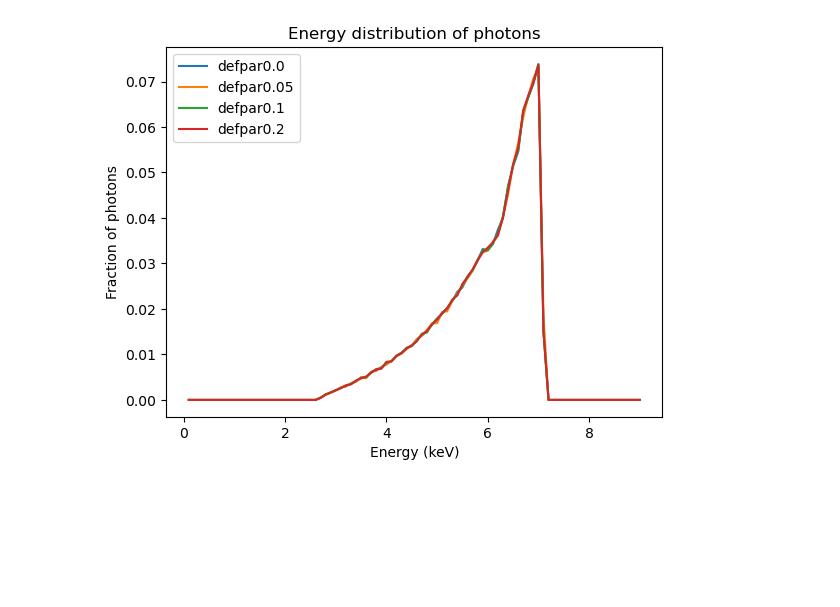
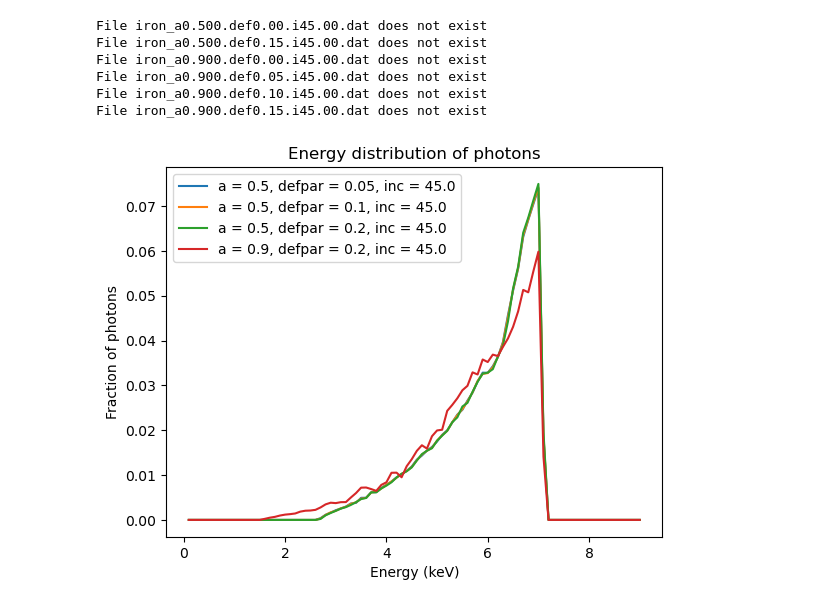
Before and after one commit to Walker-Xin/raytransfer, a Jupyter notebook: ironline/data.ipynb, the cells around one changed output. Drawn from its saved outputs; the diff is of its cells as text; code cells hidden in the pictures; blank space fills up the shorter version.

```diff
--- a/ironline/data.ipynb
+++ b/ironline/data.ipynb
@@ -25,19 +25,34 @@ plt.show()
-# %%
-def_0 = pd.read_csv(r'C:\Users\WalkerXin\Documents\Scripts\raytransfer\ironline\defpar0.0.dat', sep=' ', header=None)
-def_005 = pd.read_csv(r'C:\Users\WalkerXin\Documents\Scripts\raytransfer\ironline\defpar0.05.dat', sep=' ', header=None)
-def_01 = pd.read_csv(r'C:\Users\WalkerXin\Documents\Scripts\raytransfer\ironline\defpar0.1.dat', sep=' ', header=None)
-def_02 = pd.read_csv(r'C:\Users\WalkerXin\Documents\Scripts\raytransfer\ironline\defpar0.2.dat', sep=' ', header=None)
-
-
-#plot
-plt.plot(def_0.iloc[:,0], def_0.iloc[:,1], label="defpar0.0")
-plt.plot(def_005.iloc[:,0], def_005.iloc[:,1], label="defpar0.05")
-plt.plot(def_01.iloc[:,0], def_01.iloc[:,1], label="defpar0.1")
-plt.plot(def_02.iloc[:,0], def_02.iloc[:,1], label="defpar0.2")
-plt.xlabel("Energy (keV)")
-plt.ylabel("Fraction of photons")
-plt.title("Energy distribution of photons")
-plt.legend()
-plt.show()
-# %% [output]
-[figure, removed]
+# %%
+filename_format = "iron_a{:.3f}.def{:.2f}.i{:.2f}.dat"
+
+spin_list = [0.5, 0.9]
+defpar_list = [0.00, 0.05, 0.10, 0.15, 0.20]
+inc_list = [45.00]
+
+for spin in spin_list:
+    for defpar in defpar_list:
+        for inc in inc_list:
+            # spin is 3dp, defpar is 2dp, incl is 2dp
+            filename = filename_format.format(spin, defpar, inc)
+
+            # check that the file exists
+            try:
+                data = pd.read_csv(filename, sep=' ', header=None)
+                plt.plot(data.iloc[:,0], data.iloc[:,1], label='a = {}, defpar = {}, inc = {}'.format(spin, defpar, inc))
+            except:
+                print("File {} does not exist".format(filename))
+                continue
+
+plt.xlabel("Energy (keV)")
+plt.ylabel("Fraction of photons")
+plt.title("Energy distribution of photons")
+plt.legend()
+plt.show()
+# %% [output]
+File iron_a0.500.def0.00.i45.00.dat does not exist
+File iron_a0.500.def0.15.i45.00.dat does not exist
+File iron_a0.900.def0.00.i45.00.dat does not exist
+File iron_a0.900.def0.05.i45.00.dat does not exist
+File iron_a0.900.def0.10.i45.00.dat does not exist
+File iron_a0.900.def0.15.i45.00.dat does not exist
+[figure, added]
```
Also changed, not shown: parts of 1 cell of this notebook, 8 other files.
